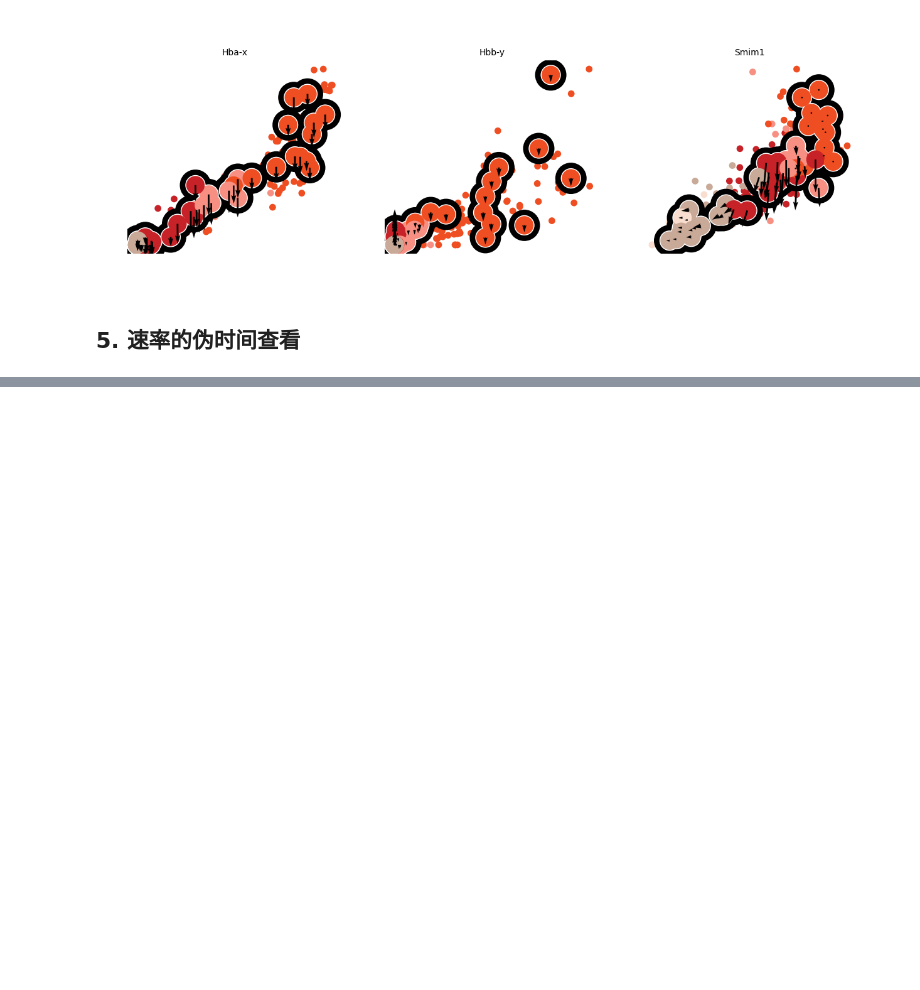
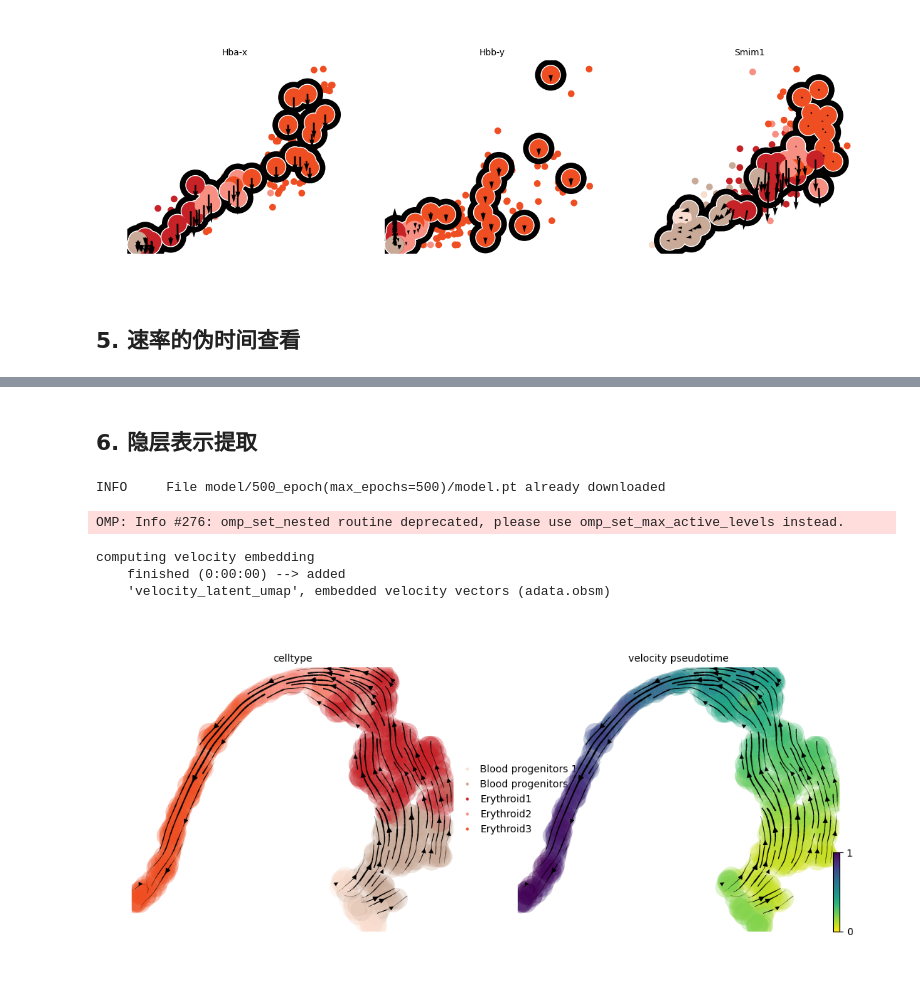
Before and after one commit to HuangDDU/velovgi_workstation, a Jupyter notebook: notebook/local_pc/erythroid_lineage/3. 下游分析1.ipynb, the cells around one changed output, grey strips where cells are left out. Drawn from its saved outputs; the diff is of its cells as text; code cells hidden in the pictures; blank space fills up the shorter version.

```diff
--- a/notebook/local_pc/erythroid_lineage/3. 下游分析1.ipynb
+++ b/notebook/local_pc/erythroid_lineage/3. 下游分析1.ipynb
@@ -157,0 +156,18 @@ computing terminal states
+# %% [markdown]
+## 6. 隐层表示提取
+# %%
+# 结果提取
+velovgi_model = velovgi.tl.VELOVGI.load("model/500_epoch(max_epochs=500)", adata=adata, use_gpu=True) # 需要根据gpu进行调换
+# %% [output]
+INFO     File model/500_epoch(max_epochs=500)/model.pt already downloaded
+# %%
+latent_umap_key = "X_latent_umap"
+velovgi.tl.get_latent_umap(adata, velovgi_model, latent_umap_key=latent_umap_key)
+
+scv.pl.velocity_embedding_stream(adata, color=[cluster_key, "velocity_pseudotime"], basis=latent_umap_key, legend_loc="right")
+# %% [output]
+OMP: Info #276: omp_set_nested routine deprecated, please use omp_set_max_active_levels instead.
+computing velocity embedding
+    finished (0:00:00) --> added
+    'velocity_latent_umap', embedded velocity vectors (adata.obsm)
+[figure, added]
```
Also changed, not shown: parts of 18 cells of this notebook, 7 other files.
